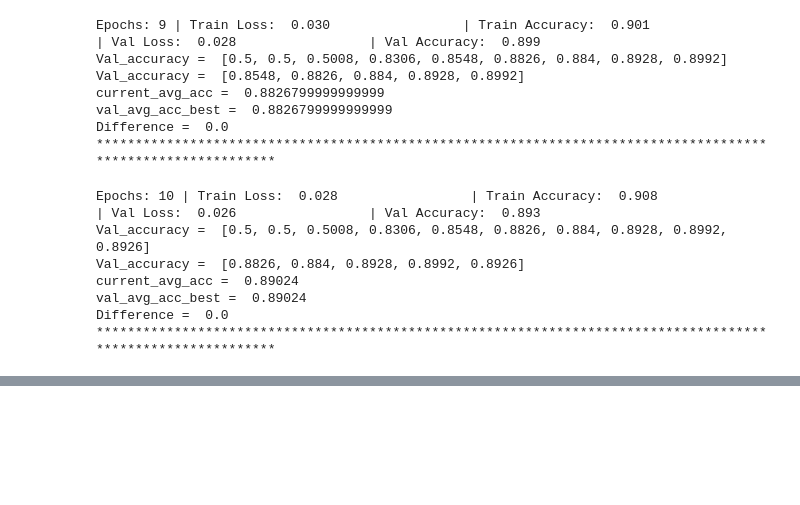
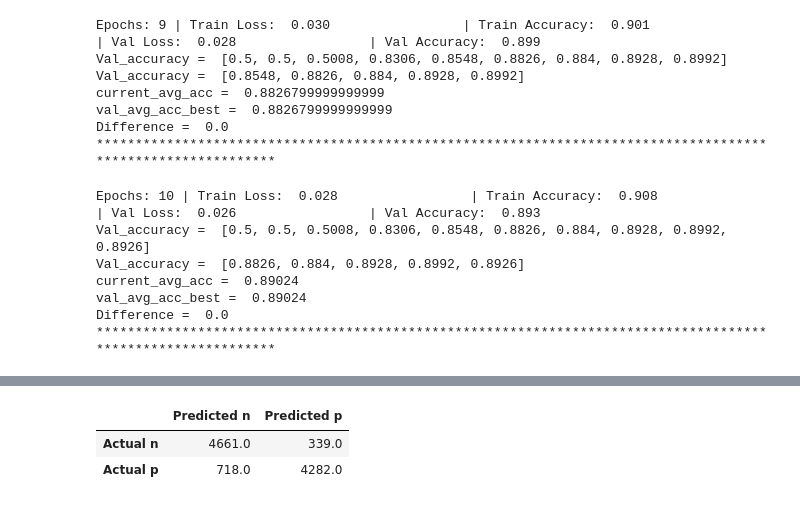
Before and after one commit to Ahmadsaidnouh/Term7-Artificial-Intelligence-Assignments, a Jupyter notebook: lab4/bonus notebooks/Bonus4_Final_NLP_bert.ipynb, the cells around one changed output, grey strips where cells are left out. Drawn from its saved outputs; the diff is of its cells as text; code cells hidden in the pictures; blank space fills up the shorter version.

```diff
--- a/lab4/bonus notebooks/Bonus4_Final_NLP_bert.ipynb
+++ b/lab4/bonus notebooks/Bonus4_Final_NLP_bert.ipynb
@@ -533,4 +534,5 @@ Difference =  0.0
 # %%
-# loaded_checkpoint = torch.load(best_model_path)
-# model = BertClassifier()
-# model.load_state_dict(loaded_checkpoint["model"])
+best_model_path = f"/content/drive/MyDrive/Lab4_Data/model_best.pth.tar"
+loaded_checkpoint = torch.load(best_model_path)
+model = BertClassifier()
+model.load_state_dict(loaded_checkpoint["model"])
@@ -537,2 +544,2 @@ Difference =  0.0
 # %%
-# evaluate(model, df_test, test_dataloader)
+final_confusion_matrix = evaluate(model, df_test, test_dataloader)
@@ -538,0 +555,10 @@ Difference =  0.0
+# %%
+labels = ['n','p']
+columns = [f'Predicted {label}' for label in labels]
+index = [f'Actual {label}' for label in labels]
+table = pd.DataFrame(final_confusion_matrix, columns=columns, index=index)
+table
+# %% [output]
+|  | Predicted n | Predicted p |
+| Actual n | 4661.0 | 339.0 |
+| Actual p | 718.0 | 4282.0 |
```
Also changed, not shown: parts of 6 cells of this notebook, 5 other files.
